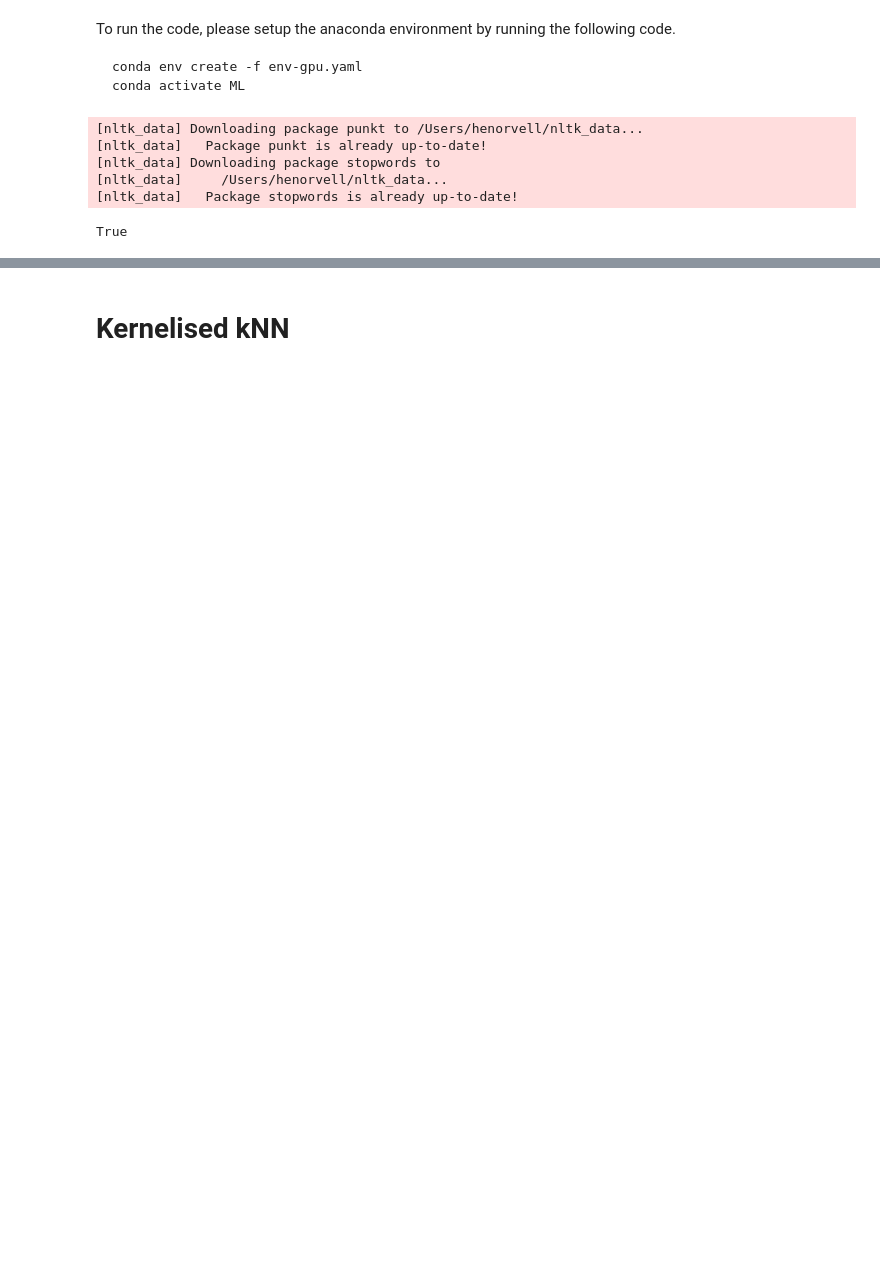
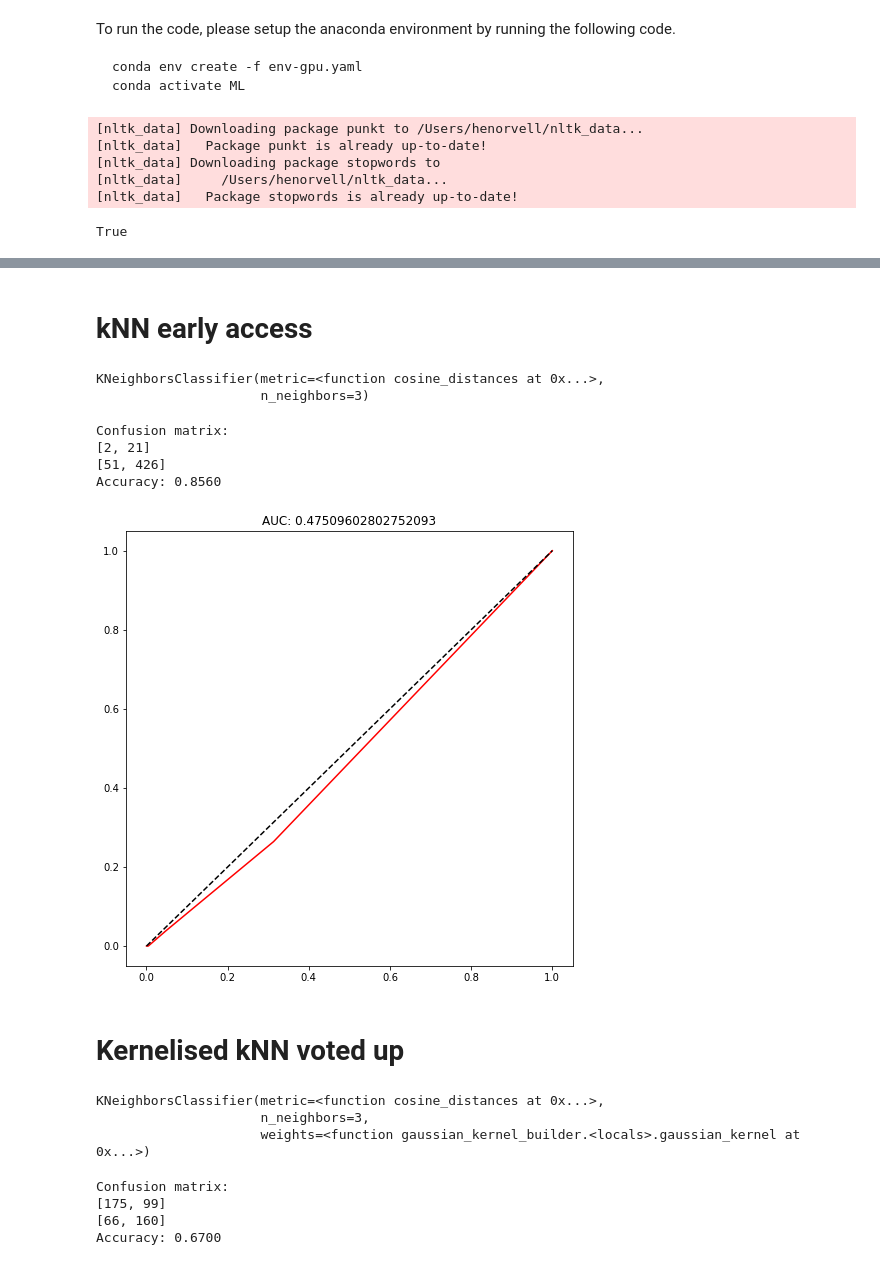
Before and after one commit to comword/TCD20CS4CS7-MLFinal, a Jupyter notebook: appendix_wb_knn.ipynb, the cells around one changed output, grey strips where cells are left out. Saved outputs shown, nothing was run; the diff lists cells and outputs as text; code cells hidden in the pictures; blank space fills up the shorter version.

```diff
--- a/appendix_wb_knn.ipynb
+++ b/appendix_wb_knn.ipynb
@@ -38,7 +38,7 @@ y_early_access = np.array(y_early_access).astype(int)
 # %%
 vectorizer = TfidfVectorizer(
     stop_words = nltk.corpus.stopwords.words('english'),
-    max_df=0.2, ngram_range=(1, 2))
+    max_df=0.2)
 # %%
 X_vec = vectorizer.fit_transform(X)
 # %%
@@ -84,8 +94,48 @@ plot_roc(preds_proba[:, 1], y_voted_up[test])
+# %% [markdown]
+# kNN early access
+# %%
+model = KNeighborsClassifier(n_neighbors=3, metric=cosine_distances)
+model.fit(X_vec[train], y_early_access[train])
+# %% [output]
+KNeighborsClassifier(metric=<function cosine_distances at 0x...>,
+                     n_neighbors=3)
+# %%
+preds_proba = model.predict_proba(X_vec[test])
+preds = preds_proba.argmax(axis=-1)
+print_confusion_matrix(preds, y_early_access)
+print('Accuracy: %.4f' % accuracy_score(y_early_access[test], preds))
+# %% [output]
+Confusion matrix:
+[2, 21]
+[51, 426]
+Accuracy: 0.8560
+# %%
+plot_roc(preds_proba[:, 1], y_early_access[test])
+# %% [output]
+[figure, added]
 # %% [markdown]
-# Kernelised kNN
+# Kernelised kNN voted up
 # %%
 def gaussian_kernel_builder(gamma):
     def gaussian_kernel(distances):
         weights = np.exp(-1*gamma*(distances**2))
         return weights/np.sum(weights)
     return gaussian_kernel
+# %%
+model = KNeighborsClassifier(n_neighbors=3,
+    metric=cosine_distances, weights=gaussian_kernel_builder(15))
+model.fit(X_vec[train], y_voted_up[train])
+# %% [output]
+KNeighborsClassifier(metric=<function cosine_distances at 0x...>,
+                     n_neighbors=3,
+                     weights=<function gaussian_kernel_builder.<locals>.gaussian_kernel at 0x...>)
+# %%
+preds_proba = model.predict_proba(X_vec[test])
+preds = preds_proba.argmax(axis=-1)
+print_confusion_matrix(preds, y_voted_up)
+print('Accuracy: %.4f' % accuracy_score(y_voted_up[test], preds))
+# %% [output]
+Confusion matrix:
+[175, 99]
+[66, 160]
+Accuracy: 0.6700
```
Also changed, not shown: parts of 13 cells of this notebook, 5 other files.
